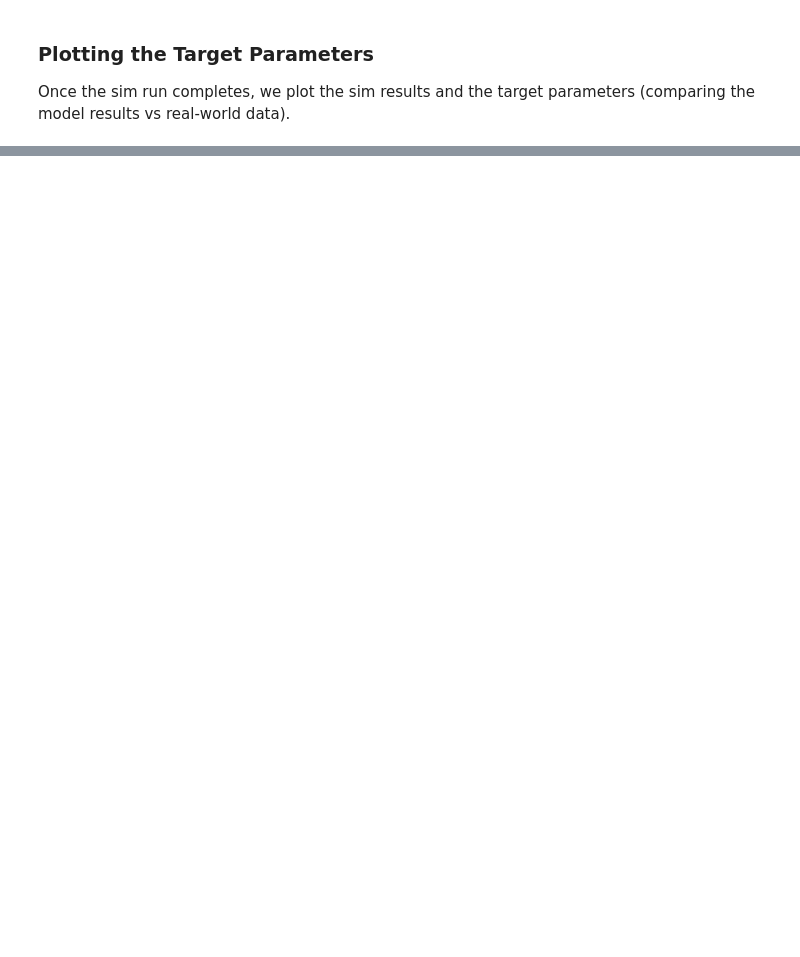
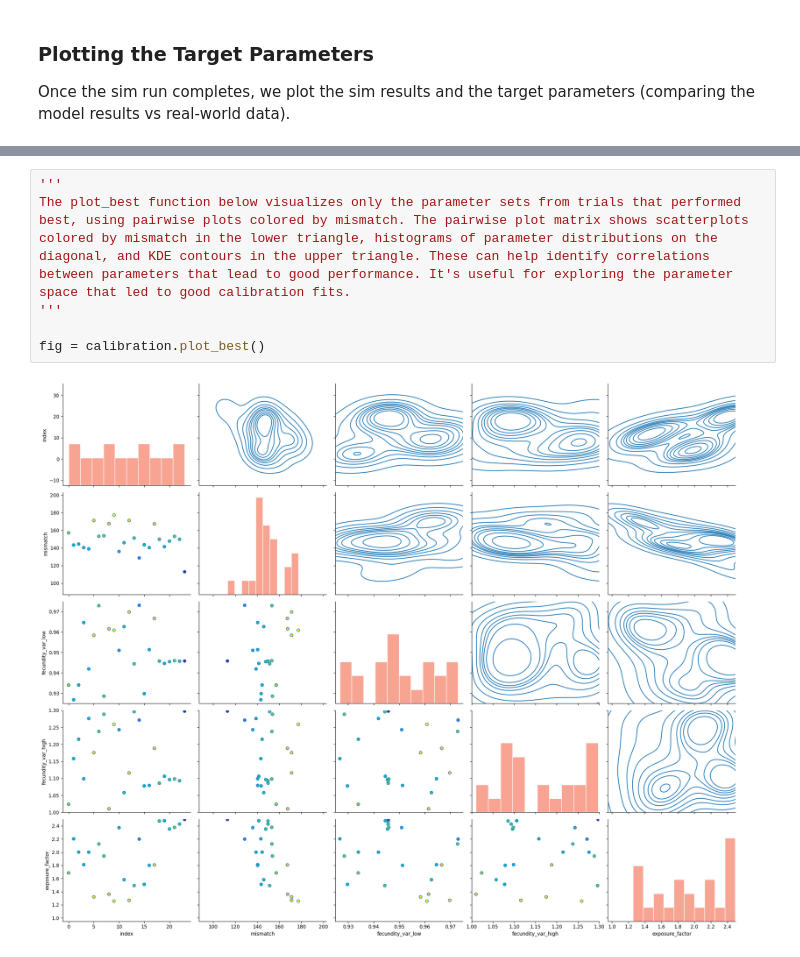
Before and after one commit to fpsim/fpsim, a Jupyter notebook: docs/tutorials/T6_calibration.ipynb, the cells around one changed output, grey strips where cells are left out. Saved outputs shown, nothing was run; the diff lists cells and outputs as text; blank space fills up the shorter version.

```diff
--- a/docs/tutorials/T6_calibration.ipynb
+++ b/docs/tutorials/T6_calibration.ipynb
@@ -166,0 +365,8 @@ ASFR RMSE between model and data: 68.18023944195122
+# %%
+'''
+The plot_best function below visualizes only the parameter sets from trials that performed best, using pairwise plots colored by mismatch. The pairwise plot matrix shows scatterplots colored by mismatch in the lower triangle, histograms of parameter distributions on the diagonal, and KDE contours in the upper triangle. These can help identify correlations between parameters that lead to good performance. It's useful for exploring the parameter space that led to good calibration fits.
+'''
+
+fig = calibration.plot_best()
+# %% [output]
+[figure, added]
```
Also changed, not shown: parts of 23 cells of this notebook, 6 other files.
